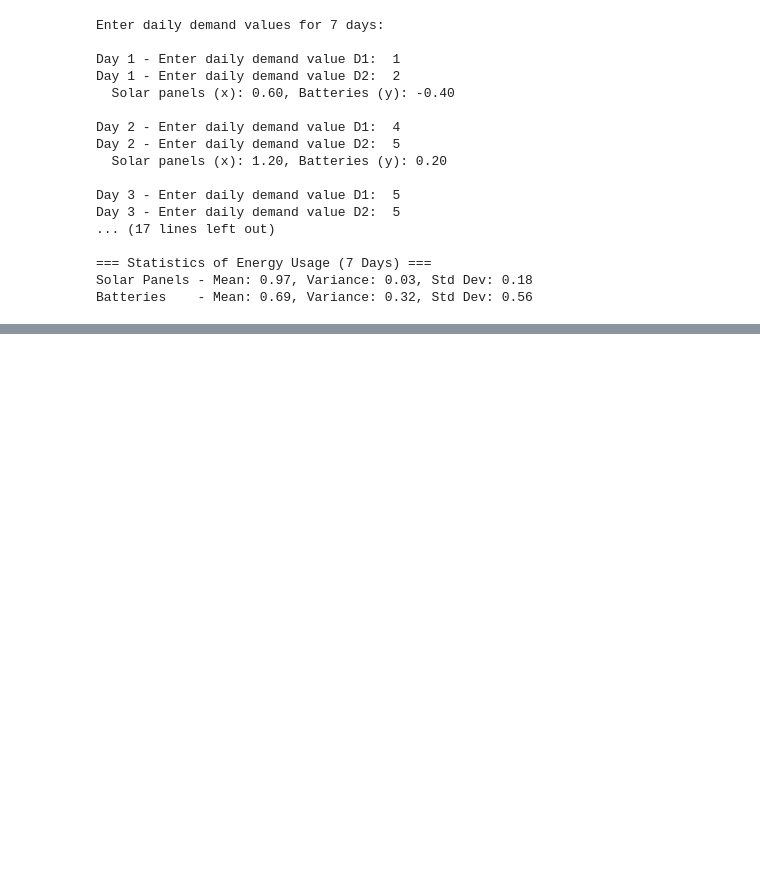
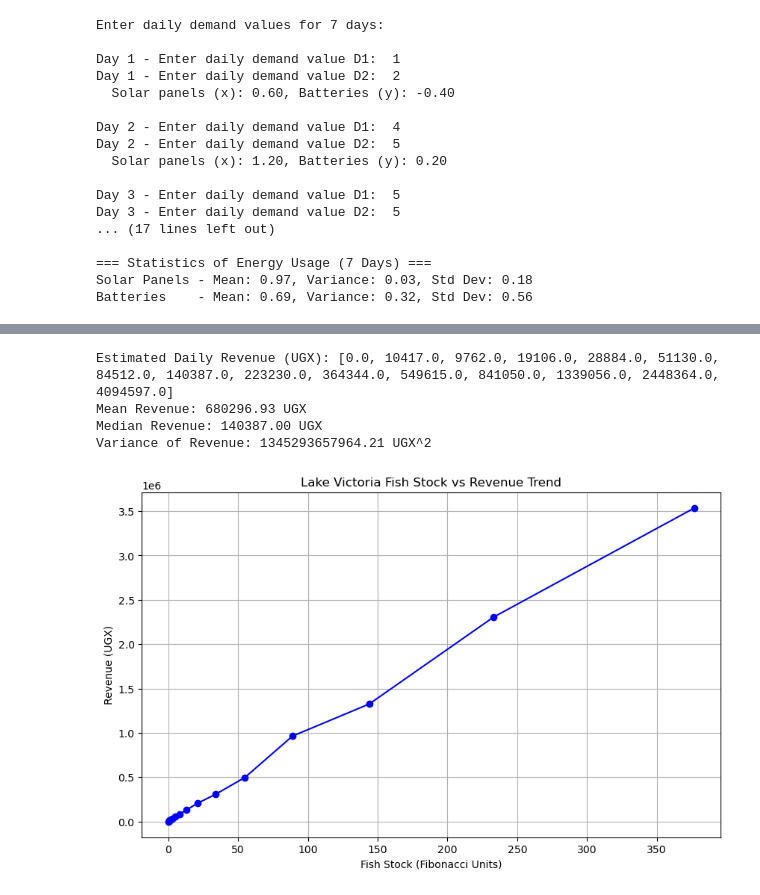
Before and after one commit to DdamliraDavis/OOP-MSDS, a Jupyter notebook: course_work2.ipynb, the cells around one changed output, grey strips where cells are left out. Saved outputs shown, nothing was run; the diff lists cells and outputs as text; code cells hidden in the pictures; blank space fills up the shorter version.

```diff
--- a/course_work2.ipynb
+++ b/course_work2.ipynb
@@ -336,0 +450,41 @@ plt.show()
+# %%
+#Computing mean, median, variance of revenue using statistics.
+
+import random
+import statistics
+import matplotlib.pyplot as plt
+
+#Number of periods
+n = 15
+
+#Generating Fibonacci numbers for fish stock
+fib_sequence = [0, 1]
+for i in range(2, n):
+    fib_sequence.append(fib_sequence[i-1] + fib_sequence[i-2])
+
+#Simulating fish prices in UGX per kg
+base_price = 10000  # starting price in UGX
+prices = []
+for i in range(n):
+    fluctuation = random.uniform(-0.1, 0.1) * base_price  # ±10% random fluctuation
+    price = base_price + fluctuation
+    prices.append(round(price, 0))
+
+#Estimating daily revenue: stock × price
+revenue = [stock * price for stock, price in zip(fib_sequence, prices)]
+
+#Computing statistics
+mean_revenue = statistics.mean(revenue)
+median_revenue = statistics.median(revenue)
+variance_revenue = statistics.variance(revenue)
+
+#Print results
+print("Estimated Daily Revenue (UGX):", revenue)
+print(f"Mean Revenue: {mean_revenue:.2f} UGX")
+print(f"Median Revenue: {median_revenue:.2f} UGX")
+print(f"Variance of Revenue: {variance_revenue:.2f} UGX^2")
+# %% [output]
+Estimated Daily Revenue (UGX): [0.0, 10417.0, 9762.0, 19106.0, 28884.0, 51130.0, 84512.0, 140387.0, 223230.0, 364344.0, 549615.0, 841050.0, 1339056.0, 2448364.0, 4094597.0]
+Mean Revenue: 680296.93 UGX
+Median Revenue: 140387.00 UGX
+Variance of Revenue: 1345293657964.21 UGX^2
@@ -336,0 +526,35 @@ plt.show()
+# %%
+#Ploting fish stock vs revenue trend.
+
+import random
+import matplotlib.pyplot as plt
+
+#Numbering of periods
+n = 15
+
+#Generating Fibonacci numbers for fish stock
+fib_sequence = [0, 1]
+for i in range(2, n):
+    fib_sequence.append(fib_sequence[i-1] + fib_sequence[i-2])
+
+#Simulating fish prices in UGX per kg
+base_price = 10000  # starting price in UGX
+prices = []
+for i in range(n):
+    fluctuation = random.uniform(-0.1, 0.1) * base_price  # ±10% fluctuation
+    price = base_price + fluctuation
+    prices.append(round(price, 0))
+
+#Estimating daily revenue: stock × price
+revenue = [stock * price for stock, price in zip(fib_sequence, prices)]
+
+#Ploting Fish Stock vs Revenue
+plt.figure(figsize=(10,6))
+plt.plot(fib_sequence, revenue, marker='o', linestyle='-', color='blue')
+plt.xlabel("Fish Stock (Fibonacci Units)")
+plt.ylabel("Revenue (UGX)")
+plt.title("Lake Victoria Fish Stock vs Revenue Trend")
+plt.grid(True)
+plt.show()
+# %% [output]
+[figure, added]
```
Also changed, not shown: parts of 11 cells of this notebook.
